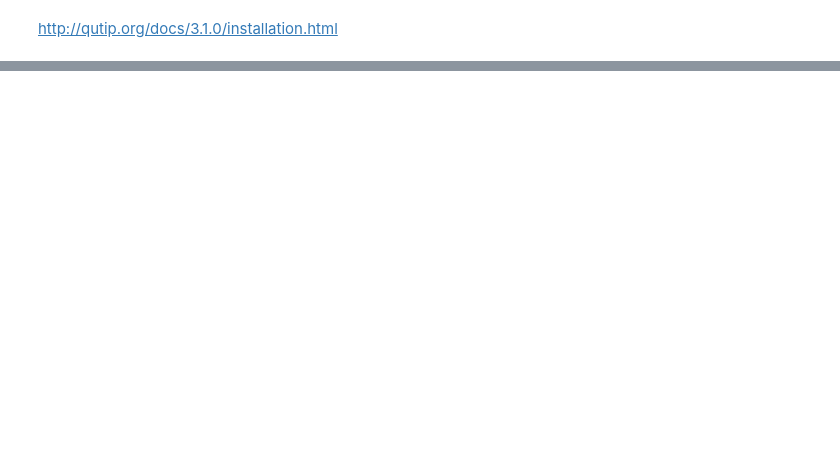
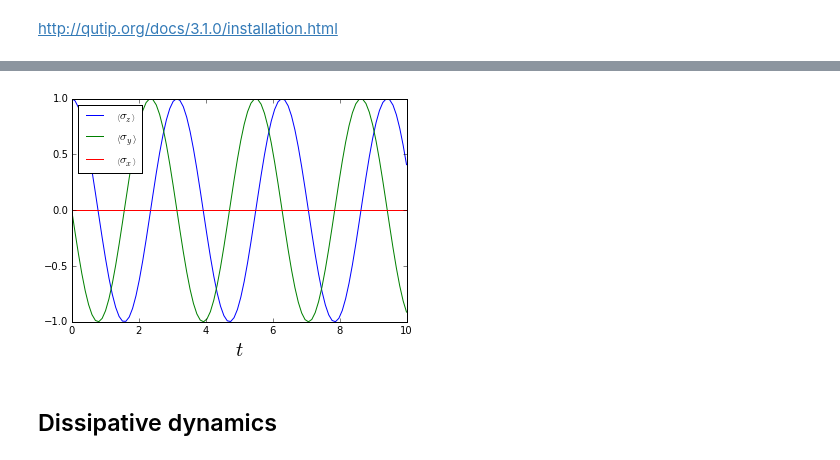
Before and after one commit to psygrammer/qgm, a Jupyter notebook: part2/quantum/sp_qutiip/intro/Intro_QuTip.ipynb, the cells around one changed output, grey strips where cells are left out. Cells and saved outputs as stored; diff of their text form; code cells hidden in the pictures; blank space fills up the shorter version.

```diff
--- a/part2/quantum/sp_qutiip/intro/Intro_QuTip.ipynb
+++ b/part2/quantum/sp_qutiip/intro/Intro_QuTip.ipynb
@@ -26,0 +493,15 @@ Storing debug log for failure in /Users/moodern/.pip/pip.log
+# %%
+result = mesolve(H, psi0, tlist, [], [sigmax(), sigmay(), sigmaz()])
+# %%
+fig, axes = plt.subplots(1,1)
+
+axes.plot(tlist, result.expect[2], label=r'$\left<\sigma_z\right>$')
+axes.plot(tlist, result.expect[1], label=r'$\left<\sigma_y\right>$')
+axes.plot(tlist, result.expect[0], label=r'$\left<\sigma_x\right>$')
+
+axes.set_xlabel(r'$t$', fontsize=20)
+axes.legend(loc=2);
+# %% [output]
+[figure, added]
+# %% [markdown]
+## Dissipative dynamics
```
Also changed, not shown: parts of 100 cells of this notebook, 1 other file.
